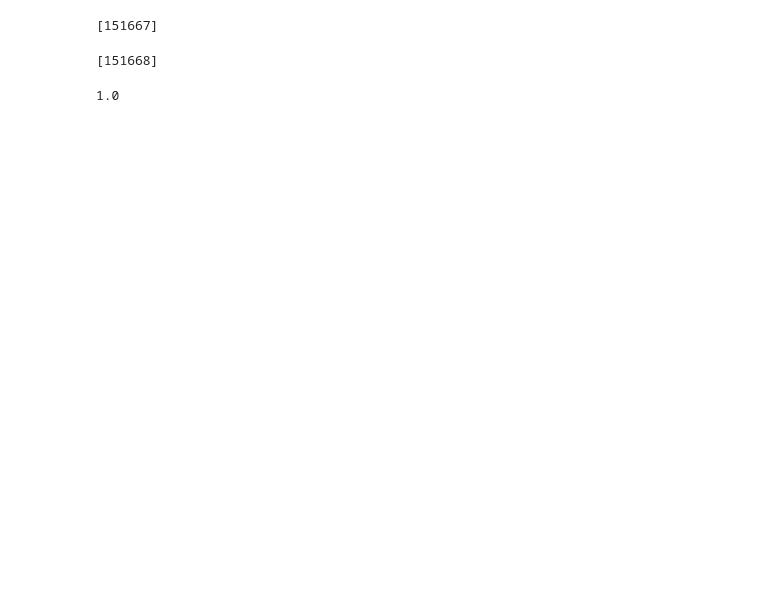
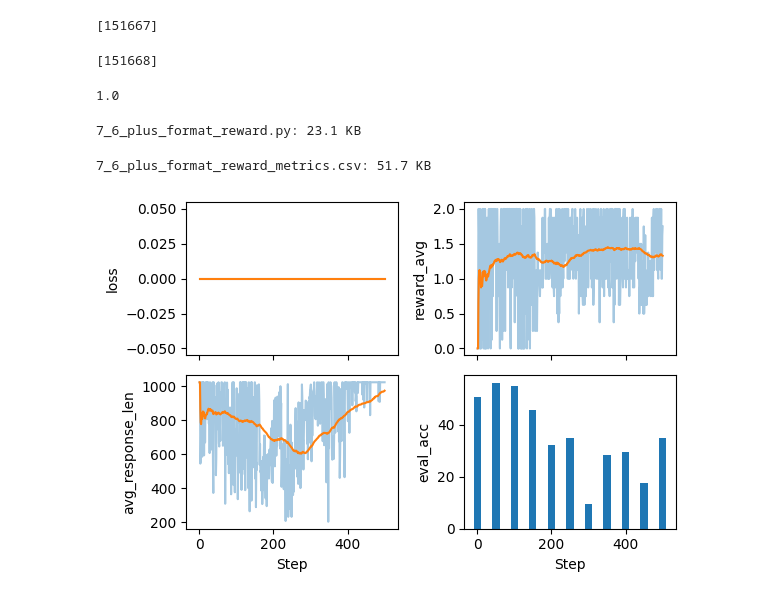
Before and after one commit to Kshqsz/reasoning-from-scratch, a Jupyter notebook: ch07/ch07_main.ipynb, the cells around one changed output. Drawn from its saved outputs; the diff is of its cells as text; code cells hidden in the pictures; blank space fills up the shorter version.

```diff
--- a/ch07/ch07_main.ipynb
+++ b/ch07/ch07_main.ipynb
@@ -520,3 +522,23 @@ def render_prompt_with_think_tokens(prompt):
         "\\boxed{ANSWER}\n\n"
         f"Question:\n{prompt}\n\nAnswer:"
     )
+# %%
+download_from_github(
+    "ch07/03_rlvr_grpo_scripts_advanced/7_6_plus_format_reward.py"
+)
+# %% [output]
+7_6_plus_format_reward.py: 23.1 KB
+# %%
+download_from_github(
+    "ch07/02_logs/7_6_plus_format_reward_metrics.csv"
+)
+# %% [output]
+7_6_plus_format_reward_metrics.csv: 51.7 KB
+# %%
+plot_grpo_metrics(
+    "7_6_plus_format_reward_metrics.csv",
+    columns=["loss", "reward_avg", "avg_response_len", "eval_acc"],
+    #save_as="18.pdf"
+)
+# %% [output]
+[figure, added]
```
Also changed, not shown: parts of 4 cells of this notebook, 3 other files.
